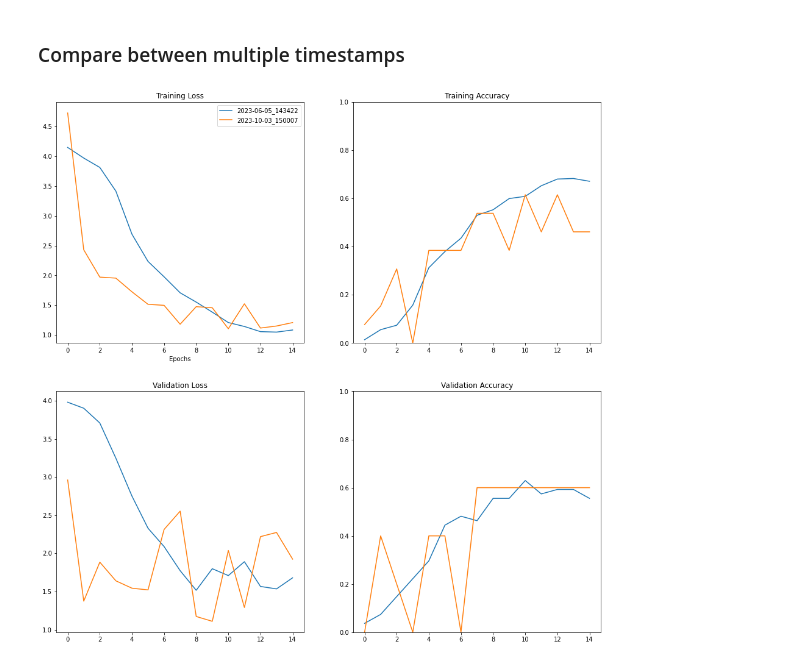
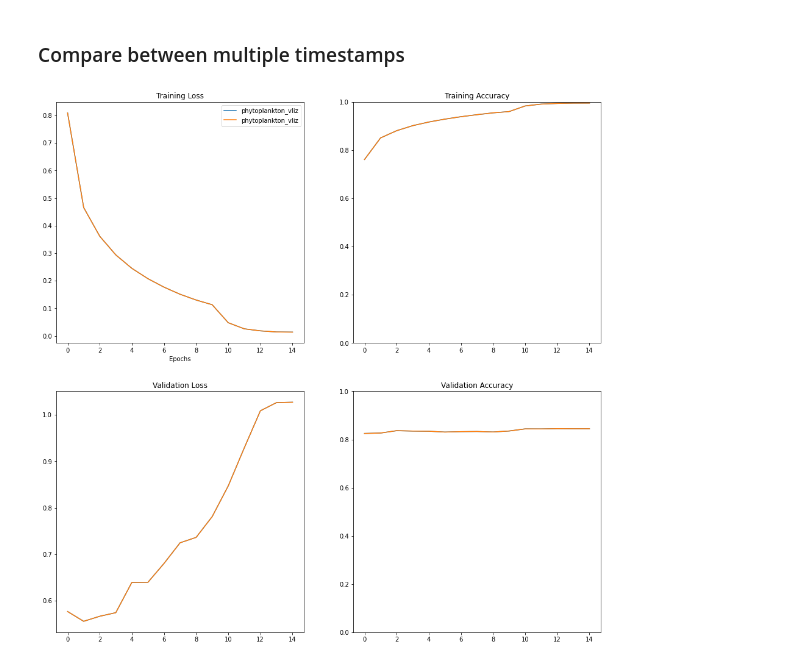
Before and after one commit to lifewatch/phyto-plankton-classification, a Jupyter notebook: notebooks/2.0-Model_training.ipynb, the cells around one changed output. Saved outputs shown, nothing was run; the diff lists cells and outputs as text; code cells hidden in the pictures.

```diff
--- a/notebooks/2.0-Model_training.ipynb
+++ b/notebooks/2.0-Model_training.ipynb
@@ -85,9 +85,9 @@ Total training time: 0:30:30
 # %%
 from planktonclas.plot_utils import multi_training_plots
 
-TIMESTAMPS = ['2023-06-05_143422',
-              '2023-10-03_150007']
+TIMESTAMPS = ['phytoplankton_vliz',
+              'phytoplankton_vliz']
 
 multi_training_plots(timestamps=TIMESTAMPS)
 # %% [output]
-[figure, old version]
+[figure, new version]
```
Also changed, not shown: parts of 2 cells of this notebook, 3 other files.
